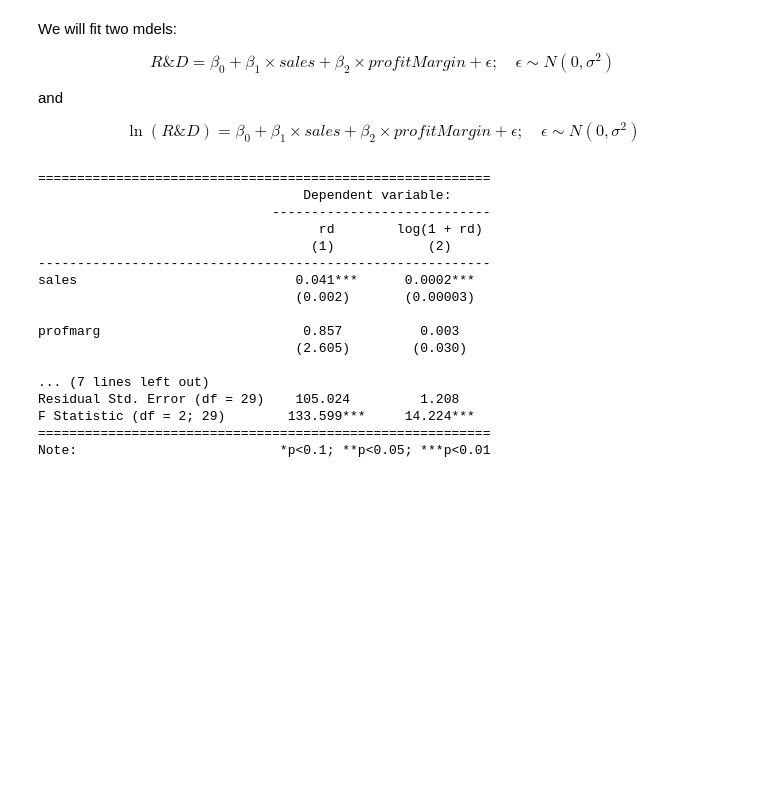
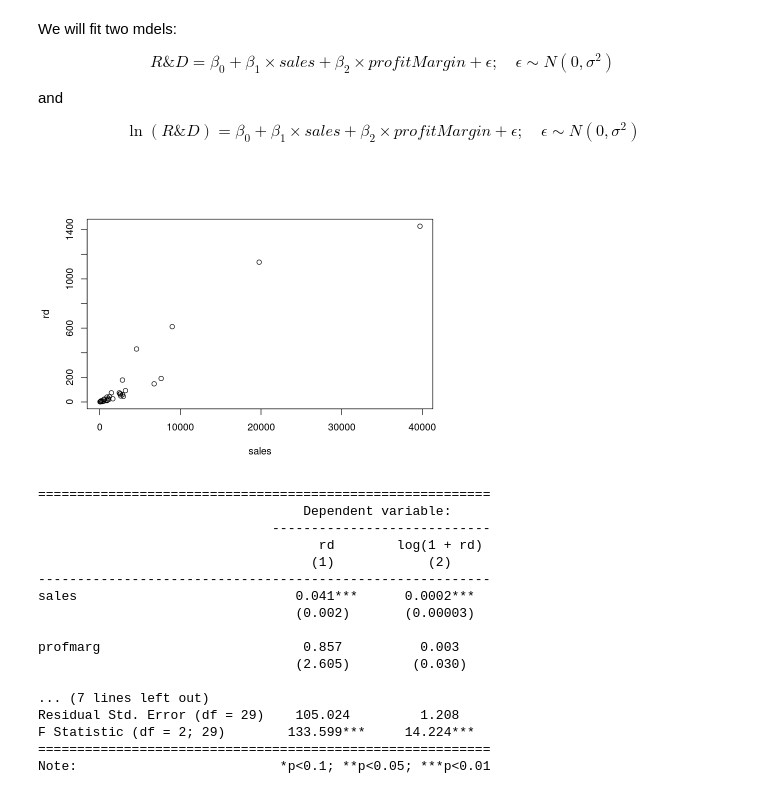
Before and after one commit to oceanumeric/data-science-go-small, a Jupyter notebook: all-in-one-for-the-exam/all-in-one.ipynb, the cells around one changed output. Saved outputs shown, nothing was run; the diff lists cells and outputs as text; code cells hidden in the pictures; blank space fills up the shorter version.

```diff
--- a/all-in-one-for-the-exam/all-in-one.ipynb
+++ b/all-in-one-for-the-exam/all-in-one.ipynb
@@ -1828,6 +1828,12 @@ and
 $$
 \ln(R\&D) = \beta_0 + \beta_1 \times sales + \beta_2 \times profitMargin + \epsilon; \quad \epsilon \sim N(0, \sigma^2)
 $$
+# %%
+options(repr.plot.width = 7, repr.plot.height = 5)
+rdchem %>%
+    with(plot(sales, rd))
+# %% [output]
+[figure, added]
 # %%
 rd_reg1 <- lm(rd ~ sales + profmarg, data=rdchem)
 rd_reg2 <- lm(log(1+rd) ~ sales + profmarg, data=rdchem)
```
